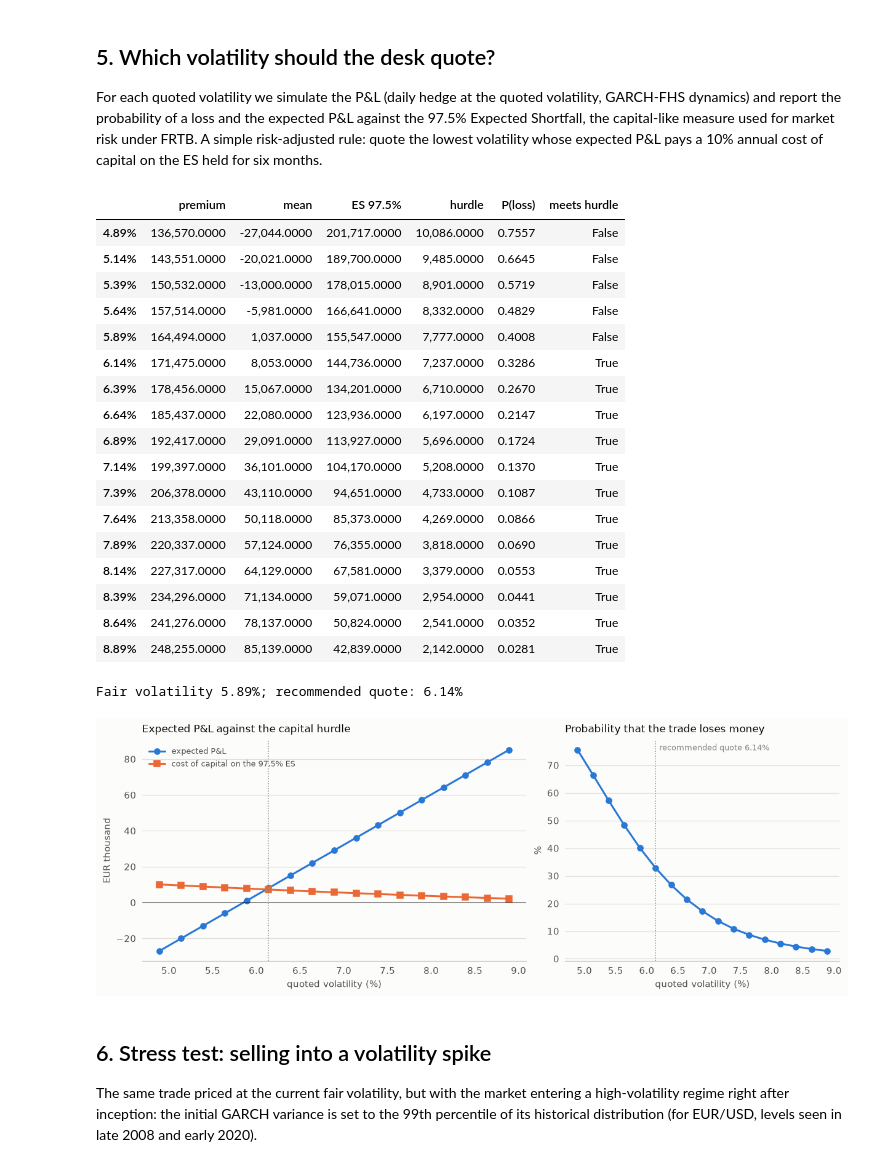
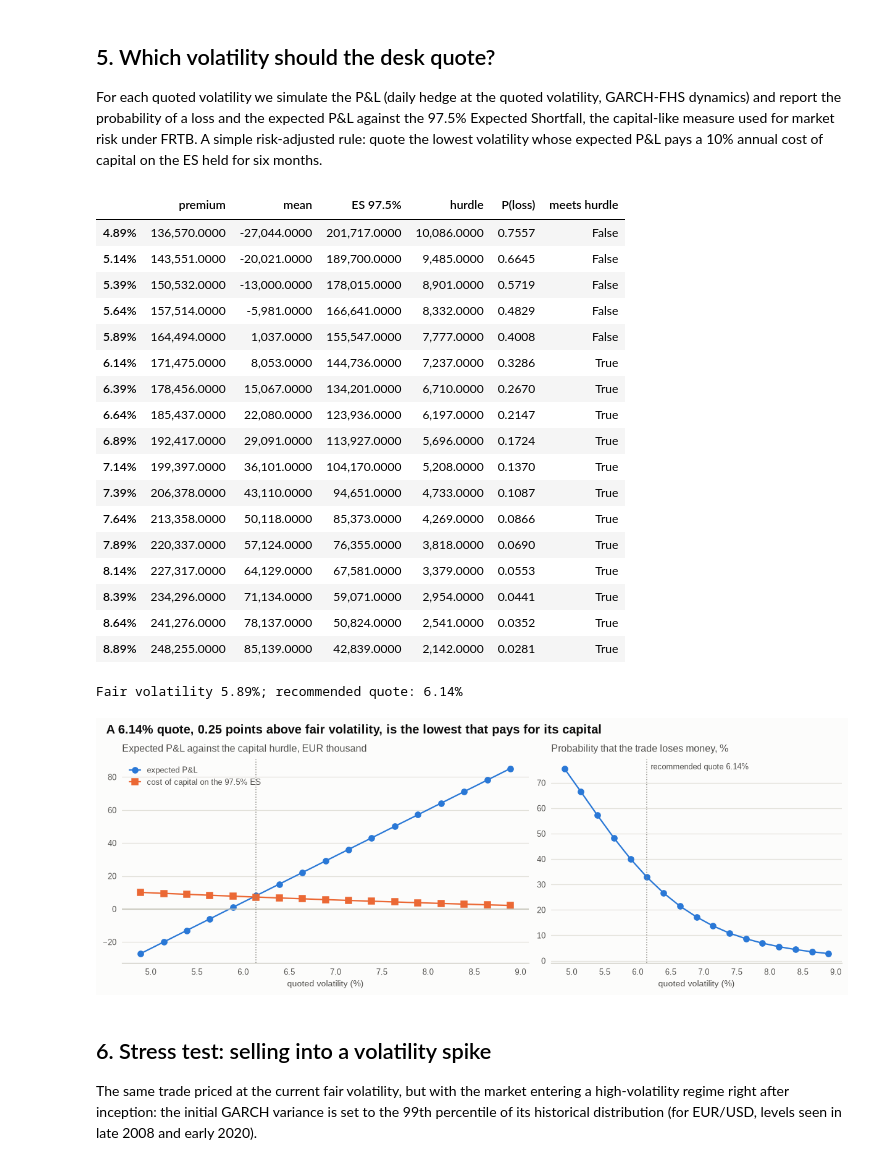
Before and after one commit to paolo993788/Quantitative-finance, a Jupyter notebook: notebooks/case_studies/fx_option_desk_hedging.ipynb, the cells around one changed output. Saved outputs shown, nothing was run; the diff lists cells and outputs as text; code cells hidden in the pictures.

```diff
--- a/notebooks/case_studies/fx_option_desk_hedging.ipynb
+++ b/notebooks/case_studies/fx_option_desk_hedging.ipynb
@@ -254,38 +260,40 @@ fig, axes = plt.subplots(1, 2, figsize=(11, 4), gridspec_kw={"width_ratios": [1.
 x = [float(v.rstrip("%")) for v in quotes.index]
 axes[0].plot(x, quotes["mean"] / 1e3, "o-", color=SERIES[0], label="expected P&L")
 axes[0].plot(x, quotes["hurdle"] / 1e3, "s-", color=SERIES[1], label="cost of capital on the 97.5% ES")
-axes[0].axhline(0, color="k", lw=0.6)
-axes[0].set(xlabel="quoted volatility (%)", ylabel="EUR thousand", title="Expected P&L against the capital hurdle")
+axes[0].axhline(0, color=NOTEBOOK["axis"], lw=1.0)
+axes[0].set(xlabel="quoted volatility (%)", title="Expected P&L against the capital hurdle, EUR thousand")
 axes[0].legend(loc="upper left")
 axes[1].plot(x, 100 * quotes["P(loss)"], "o-", color=SERIES[0])
-axes[1].set(xlabel="quoted volatility (%)", ylabel="%", title="Probability that the trade loses money")
+axes[1].set(xlabel="quoted volatility (%)", title="Probability that the trade loses money, %")
 if recommended:
     for ax in axes:
         ax.axvline(float(recommended.rstrip("%")), color=MUTED, lw=1, ls=":")
     axes[1].annotate(f"recommended quote {recommended}", (float(recommended.rstrip("%")), axes[1].get_ylim()[1]),
-                     xytext=(4, -4), textcoords="offset points", va="top", fontsize=8.5, color=MUTED)
+                     xytext=(4, -4), textcoords="offset points", va="top", fontsize=8.5, color=NOTEBOOK["ink2"])
+    gap = float(recommended.rstrip("%")) - 100 * fair_vol
+    figure_headline(fig, f"A {recommended} quote, {gap:.2f} points above fair volatility, is the lowest that pays for its capital")
 fig.savefig(OUTPUT_DIR / "pricing.png", dpi=150)
 # %% [output]
 |  | premium | mean | ES 97.5% | hurdle | P(loss) | meets hurdle |
 | 4.89% | 136,570.0000 | -27,044.0000 | 201,717.0000 | 10,086.0000 | 0.7557 | False |
 | 5.14% | 143,551.0000 | -20,021.0000 | 189,700.0000 | 9,485.0000 | 0.6645 | False |
 | 5.39% | 150,532.0000 | -13,000.0000 | 178,015.0000 | 8,901.0000 | 0.5719 | False |
 | 5.64% | 157,514.0000 | -5,981.0000 | 166,641.0000 | 8,332.0000 | 0.4829 | False |
 | 5.89% | 164,494.0000 | 1,037.0000 | 155,547.0000 | 7,777.0000 | 0.4008 | False |
 | 6.14% | 171,475.0000 | 8,053.0000 | 144,736.0000 | 7,237.0000 | 0.3286 | True |
 | 6.39% | 178,456.0000 | 15,067.0000 | 134,201.0000 | 6,710.0000 | 0.2670 | True |
 | 6.64% | 185,437.0000 | 22,080.0000 | 123,936.0000 | 6,197.0000 | 0.2147 | True |
 | 6.89% | 192,417.0000 | 29,091.0000 | 113,927.0000 | 5,696.0000 | 0.1724 | True |
 | 7.14% | 199,397.0000 | 36,101.0000 | 104,170.0000 | 5,208.0000 | 0.1370 | True |
 | 7.39% | 206,378.0000 | 43,110.0000 | 94,651.0000 | 4,733.0000 | 0.1087 | True |
 | 7.64% | 213,358.0000 | 50,118.0000 | 85,373.0000 | 4,269.0000 | 0.0866 | True |
 | 7.89% | 220,337.0000 | 57,124.0000 | 76,355.0000 | 3,818.0000 | 0.0690 | True |
 | 8.14% | 227,317.0000 | 64,129.0000 | 67,581.0000 | 3,379.0000 | 0.0553 | True |
 | 8.39% | 234,296.0000 | 71,134.0000 | 59,071.0000 | 2,954.0000 | 0.0441 | True |
 | 8.64% | 241,276.0000 | 78,137.0000 | 50,824.0000 | 2,541.0000 | 0.0352 | True |
 | 8.89% | 248,255.0000 | 85,139.0000 | 42,839.0000 | 2,142.0000 | 0.0281 | True |
 Fair volatility 5.89%; recommended quote: 6.14%
-[figure, old version]
+[figure, new version]
 # %% [markdown]
 ## 6. Stress test: selling into a volatility spike
 
```
Also changed, not shown: parts of 3 cells of this notebook, 3 other files.
